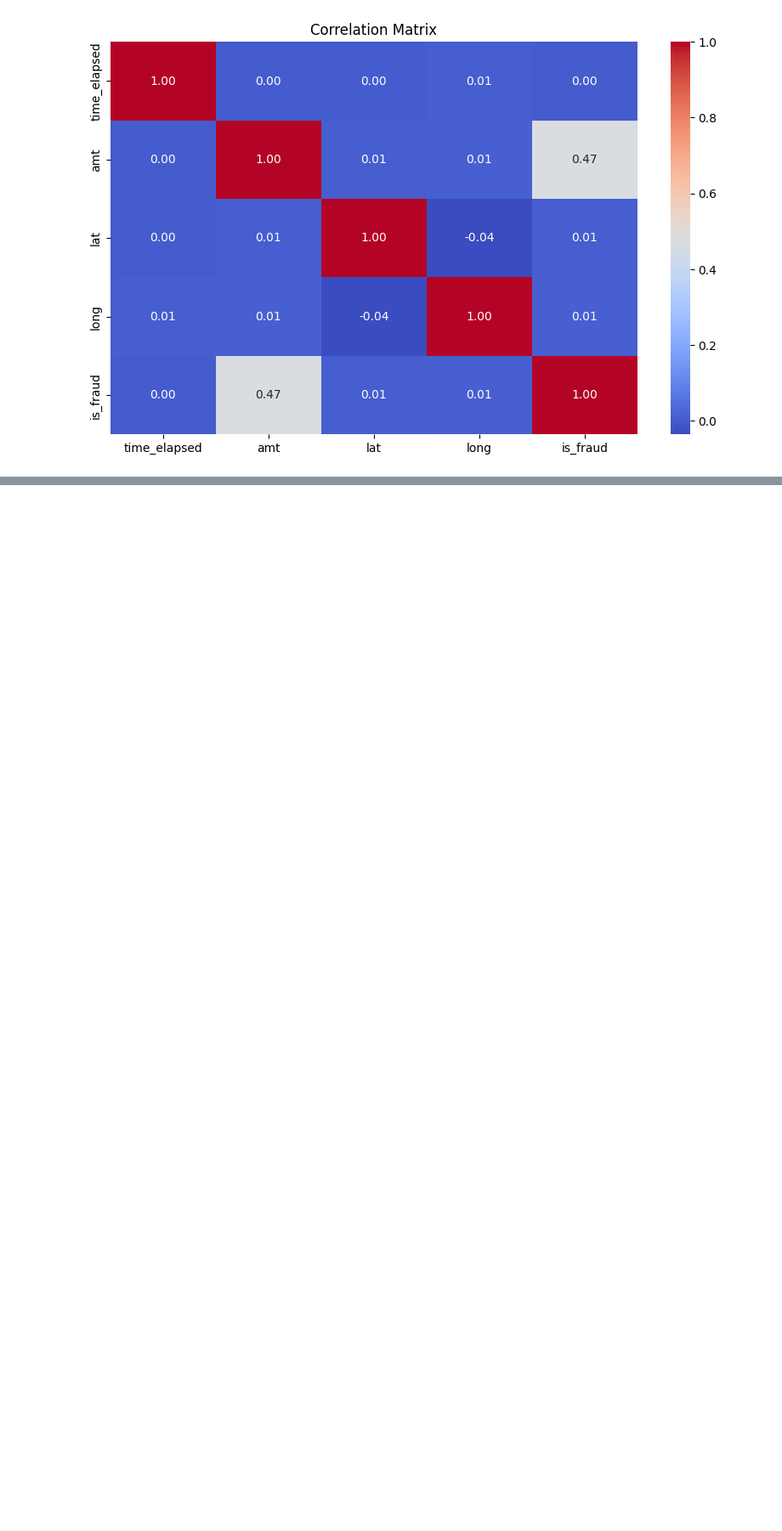
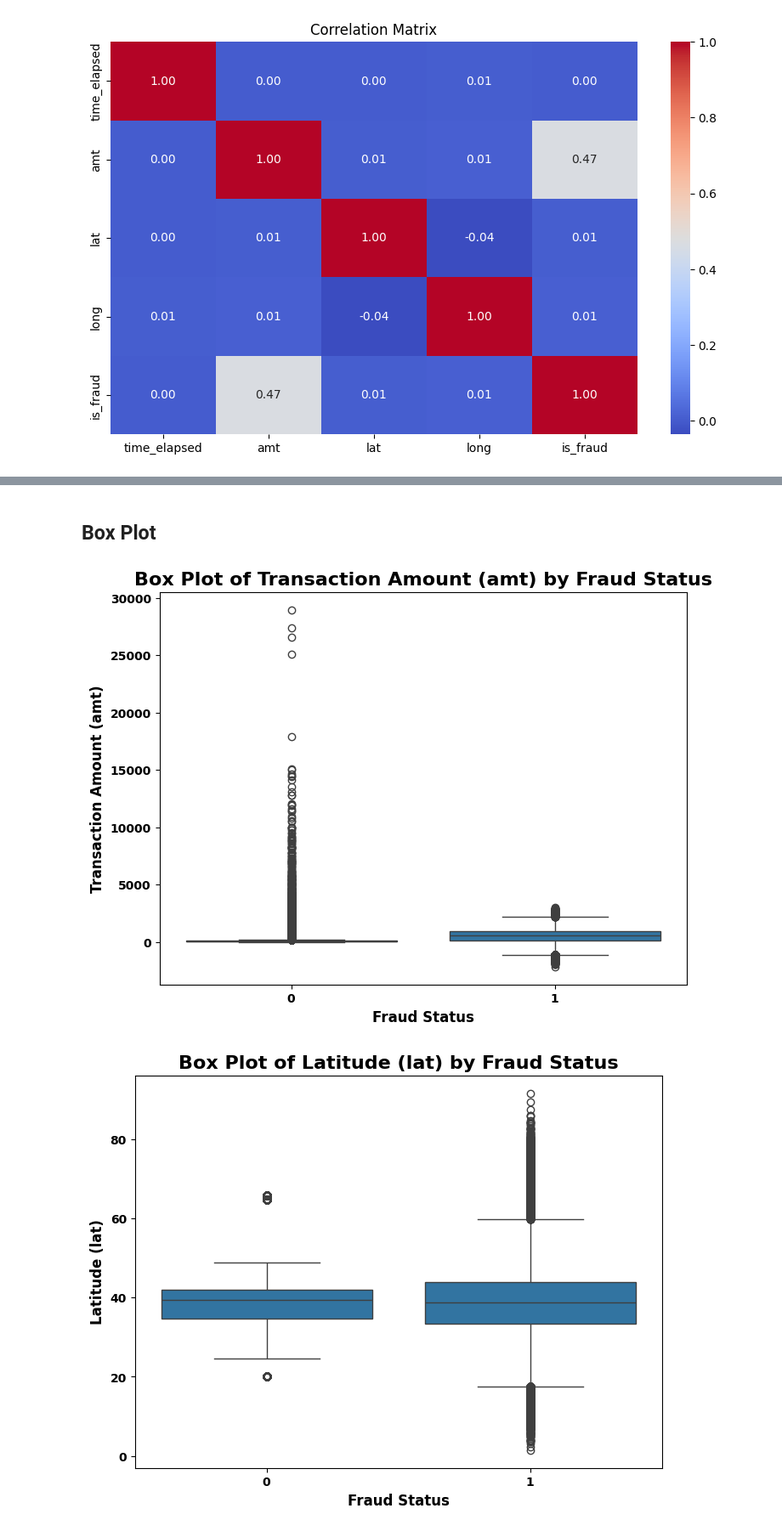
Before and after one commit to sanaarshadmahmood/Card-fraud-detection, a Jupyter notebook: Credit_Card.ipynb, the cells around one changed output, grey strips where cells are left out. Shown at 85% size. Cells and saved outputs as stored; diff of their text form; code cells hidden in the pictures; blank space fills up the shorter version.

```diff
--- a/Credit_Card.ipynb
+++ b/Credit_Card.ipynb
@@ -163,0 +186,15 @@ from sklearn.metrics import accuracy_score, precision_score, recall_score, f1_sc
+# %%
+import matplotlib.font_manager as fm
+
+# Iterate through axes and customize tick labels and font size
+for ax in axes:
+    ax.tick_params(axis='both', labelsize=10)  # Set label size
+
+    # Get tick labels and set font properties for bolding
+    for label in ax.get_xticklabels() + ax.get_yticklabels():
+        label.set_fontproperties(fm.FontProperties(weight='bold'))  # Set font weight to bold
+
+    ax.set_xlabel(ax.get_xlabel(), fontsize=12, fontweight='bold')  # Increase x-axis label font size and bold
+    ax.set_ylabel(ax.get_ylabel(), fontsize=12, fontweight='bold')  # Increase y-axis label font size and bold
+
+plt.show()
@@ -163,0 +228,59 @@ from sklearn.metrics import accuracy_score, precision_score, recall_score, f1_sc
+# %% [markdown]
+## **Box Plot**
+# %%
+import matplotlib.font_manager as fm
+
+# Box plot for 'amt'
+plt.figure(figsize=(8, 6))
+sns.boxplot(x='is_fraud', y='amt', data=Credit_df)
+plt.title('Box Plot of Transaction Amount (amt) by Fraud Status', fontsize=16, fontweight='bold')
+plt.xlabel('Fraud Status', fontsize=12, fontweight='bold')
+plt.ylabel('Transaction Amount (amt)', fontsize=12, fontweight='bold')
+# Bolding tick labels
+for label in plt.gca().get_xticklabels() + plt.gca().get_yticklabels():
+    label.set_fontproperties(fm.FontProperties(weight='bold'))
+plt.xticks(fontsize=10)
+plt.yticks(fontsize=10)
+plt.show()
+
+# Box plot for 'lat'
+plt.figure(figsize=(8, 6))
+sns.boxplot(x='is_fraud', y='lat', data=Credit_df)
+plt.title('Box Plot of Latitude (lat) by Fraud Status', fontsize=16, fontweight='bold')
+plt.xlabel('Fraud Status', fontsize=12, fontweight='bold')
+plt.ylabel('Latitude (lat)', fontsize=12, fontweight='bold')
+# Bolding tick labels
+for label in plt.gca().get_xticklabels() + plt.gca().get_yticklabels():
+    label.set_fontproperties(fm.FontProperties(weight='bold'))
+plt.xticks(fontsize=10)
+plt.yticks(fontsize=10)
+plt.show()
+
+# Box plot for 'long'
+plt.figure(figsize=(8, 6))
+sns.boxplot(x='is_fraud', y='long', data=Credit_df)
+plt.title('Box Plot of Longitude (long) by Fraud Status', fontsize=16, fontweight='bold')
+plt.xlabel('Fraud Status', fontsize=12, fontweight='bold')
+plt.ylabel('Longitude (long)', fontsize=12, fontweight='bold')
+# Bolding tick labels
+for label in plt.gca().get_xticklabels() + plt.gca().get_yticklabels():
+    label.set_fontproperties(fm.FontProperties(weight='bold'))
+plt.xticks(fontsize=10)
+plt.yticks(fontsize=10)
+plt.show()
+
+# Box plot for 'time_elapsed'
+plt.figure(figsize=(8, 6))
+sns.boxplot(x='is_fraud', y='time_elapsed', data=Credit_df)
+plt.title('Box Plot of Time Elapsed by Fraud Status', fontsize=16, fontweight='bold')
+plt.xlabel('Fraud Status', fontsize=12, fontweight='bold')
+plt.ylabel('Time Elapsed', fontsize=12, fontweight='bold')
+# Bolding tick labels
+for label in plt.gca().get_xticklabels() + plt.gca().get_yticklabels():
+    label.set_fontproperties(fm.FontProperties(weight='bold'))
+plt.xticks(fontsize=10)
+plt.yticks(fontsize=10)
+plt.show()
+# %% [output]
+[figure, added]
+[figure, added]
```
Also changed, not shown: parts of 69 cells of this notebook.
